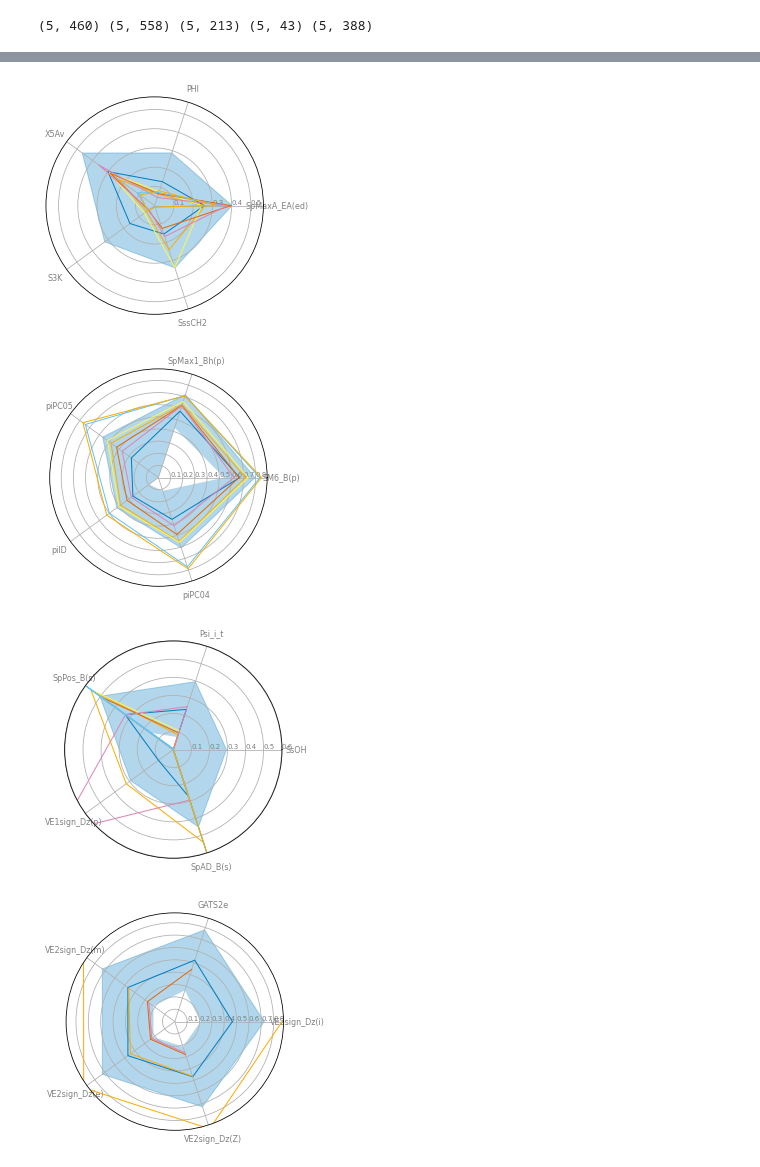
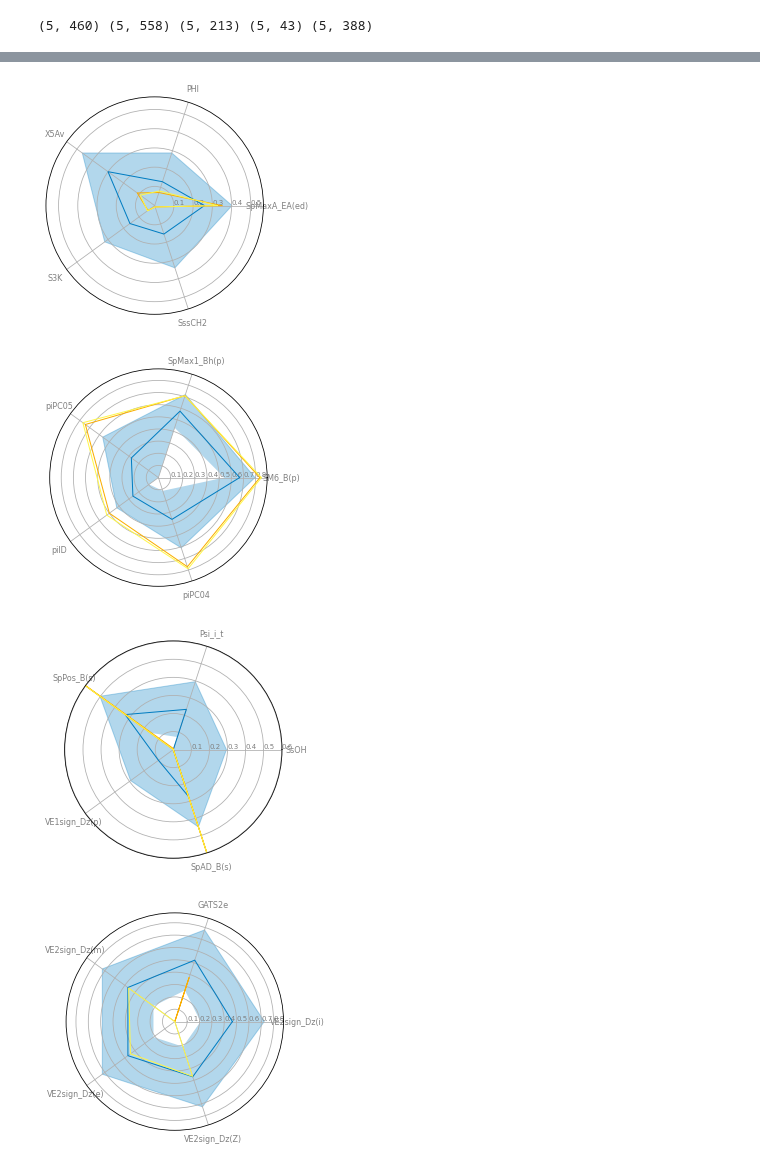
Before and after one commit to ECRL/publication_procedures, a Jupyter notebook: asme2020/radar_plots.ipynb, the cells around one changed output, grey strips where cells are left out. Drawn from its saved outputs; the diff is of its cells as text; code cells hidden in the pictures.

```diff
--- a/asme2020/radar_plots.ipynb
+++ b/asme2020/radar_plots.ipynb
@@ -154,43 +154,3 @@ desc_ysi_new = [smiles_to_descriptors(smi, ['SM6_B(p)', 'SpMax1_Bh(p)', 'piPC05'
 desc_kv_new = [smiles_to_descriptors(smi, ['SsOH', 'Psi_i_t', 'SpPos_B(s)', 'VE1sign_Dz(p)', 'SpAD_B(s)'], False) for smi in smiles_new]
 desc_cp_new = [smiles_to_descriptors(smi, ['VE2sign_Dz(i)', 'GATS2e', 'VE2sign_Dz(m)', 'VE2sign_Dz(e)', 'VE2sign_Dz(Z)'], False) for smi in smiles_new]
 desc_lhv_new = [smiles_to_descriptors(smi, ['O%', 'Me', 'Eta_epsi_4', 'Eta_D_epsiC', 'IC0'], False) for smi in smiles_new]
-# %%
-create_plot(desc_cn, ['SpMaxA_EA(ed)', 'PHI', 'X5Av', 'S3K', 'SssCH2'], desc_cn_new, [
-    (230/235, 159/235, 0/235),
-    (235/235, 228/235, 66/235),
-    (213/235, 94/235, 0/235),
-    (204/235, 121/235, 167/235),
-    (86/235, 180/235, 233/235)
-])
-# %% [output]
-[figure, removed]
-# %%
-create_plot(desc_ysi, ['SM6_B(p)', 'SpMax1_Bh(p)', 'piPC05', 'piID', 'piPC04'], desc_ysi_new, [
-    (230/235, 159/235, 0/235),
-    (235/235, 228/235, 66/235),
-    (213/235, 94/235, 0/235),
-    (204/235, 121/235, 167/235),
-    (86/235, 180/235, 233/235)
-])
-# %% [output]
-[figure, removed]
-# %%
-create_plot(desc_kv, ['SsOH', 'Psi_i_t', 'SpPos_B(s)', 'VE1sign_Dz(p)', 'SpAD_B(s)'], desc_kv_new, [
-    (230/235, 159/235, 0/235),
-    (235/235, 228/235, 66/235),
-    (213/235, 94/235, 0/235),
-    (204/235, 121/235, 167/235),
-    (86/235, 180/235, 233/235)
-])
-# %% [output]
-[figure, removed]
-# %%
-create_plot(desc_cp, ['VE2sign_Dz(i)', 'GATS2e', 'VE2sign_Dz(m)', 'VE2sign_Dz(e)', 'VE2sign_Dz(Z)'], desc_cp_new, [
-    (230/235, 159/235, 0/235),
-    (235/235, 228/235, 66/235),
-    (213/235, 94/235, 0/235),
-    (204/235, 121/235, 167/235),
-    (86/235, 180/235, 233/235)
-])
-# %% [output]
-[figure, removed]
@@ -204,0 +157,32 @@ create_plot(desc_lhv, ['O%', 'Me', 'Eta_epsi_4', 'Eta_D_epsiC', 'IC0'], desc_lhv
+# %%
+# visualize the final two compounds (the ones we have experimental data for)
+
+create_plot(desc_cn, ['SpMaxA_EA(ed)', 'PHI', 'X5Av', 'S3K', 'SssCH2'], desc_cn_new[-2:], [
+    (230/235, 159/235, 0/235),
+    (235/235, 228/235, 66/235)
+])
+
+create_plot(desc_ysi, ['SM6_B(p)', 'SpMax1_Bh(p)', 'piPC05', 'piID', 'piPC04'], desc_ysi_new[-2:], [
+    (230/235, 159/235, 0/235),
+    (235/235, 228/235, 66/235)
+])
+
+create_plot(desc_kv, ['SsOH', 'Psi_i_t', 'SpPos_B(s)', 'VE1sign_Dz(p)', 'SpAD_B(s)'], desc_kv_new[-2:], [
+    (230/235, 159/235, 0/235),
+    (235/235, 228/235, 66/235)
+])
+
+create_plot(desc_cp, ['VE2sign_Dz(i)', 'GATS2e', 'VE2sign_Dz(m)', 'VE2sign_Dz(e)', 'VE2sign_Dz(Z)'], desc_cp_new[-2:], [
+    (230/235, 159/235, 0/235),
+    (235/235, 228/235, 66/235)
+])
+
+create_plot(desc_lhv, ['O%', 'Me', 'Eta_epsi_4', 'Eta_D_epsiC', 'IC0'], desc_lhv_new[-2:], [
+    (230/235, 159/235, 0/235),
+    (235/235, 228/235, 66/235)
+])
+# %% [output]
+[figure, added]
+[figure, added]
+[figure, added]
+[figure, added]
```
Also changed, not shown: parts of 9 cells of this notebook, 2 other files.
